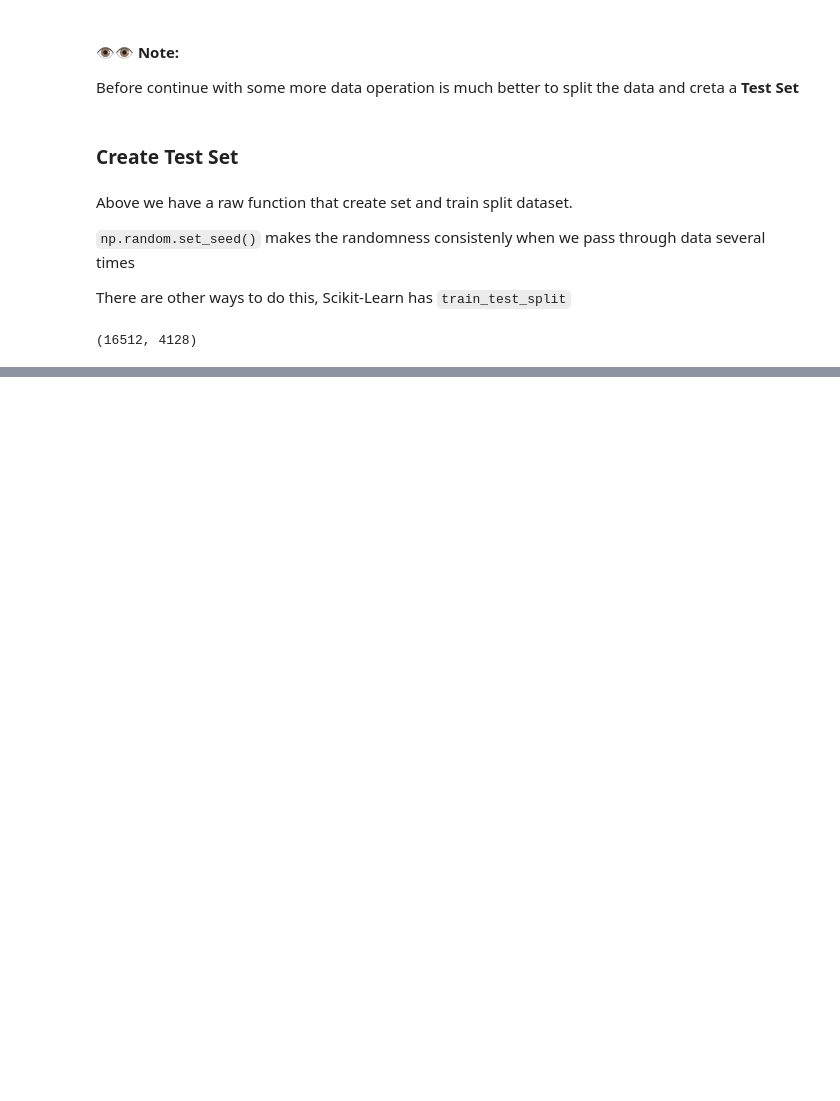
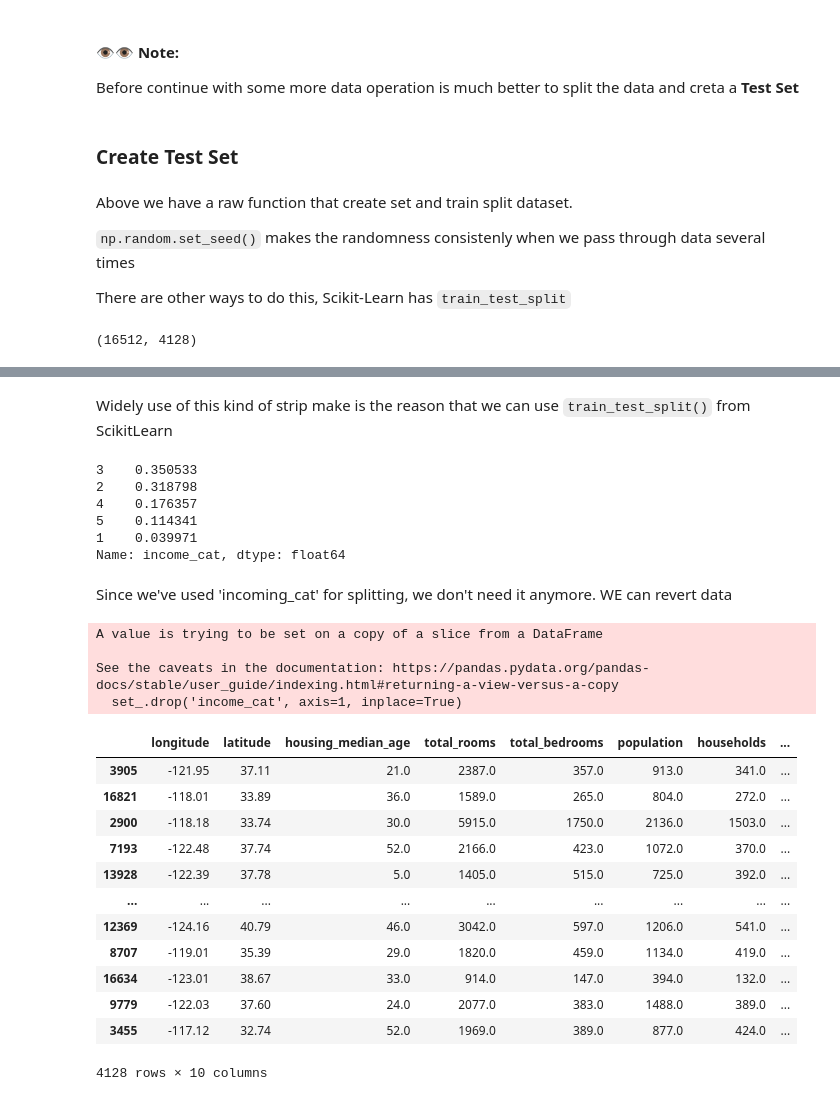
Before and after one commit to alvarohernandezalt/ML_SCKT_TF_Geron, a Jupyter notebook: C02_CaliforniaHousingPrice.ipynb, the cells around one changed output, grey strips where cells are left out. Saved outputs shown, nothing was run; the diff lists cells and outputs as text; code cells hidden in the pictures; blank space fills up the shorter version.

```diff
--- a/C02_CaliforniaHousingPrice.ipynb
+++ b/C02_CaliforniaHousingPrice.ipynb
@@ -160,0 +202,45 @@ len(train_Set), len(test_Set)
+# %% [markdown]
+Widely use of this kind of strip make is the reason that we can use `train_test_split()` from ScikitLearn
+# %%
+stat_train_set, strat_test_set  = train_test_split(
+    housing,
+    test_size=0.2,
+    stratify=housing['income_cat'],
+    random_state=42
+)
+# %%
+strat_test_set['income_cat'].value_counts()/len(strat_test_set)
+# %% [output]
+3    0.350533
+2    0.318798
+4    0.176357
+5    0.114341
+1    0.039971
+Name: income_cat, dtype: float64
+# %% [markdown]
+Since we've used 'incoming_cat' for splitting, we don't need it anymore.
+WE can revert data
+# %%
+for set_ in (strat_train_set, strat_test_set):
+  set_.drop('income_cat', axis=1, inplace=True)
+# %% [output]
+A value is trying to be set on a copy of a slice from a DataFrame
+
+See the caveats in the documentation: https://pandas.pydata.org/pandas-docs/stable/user_guide/indexing.html#returning-a-view-versus-a-copy
+  set_.drop('income_cat', axis=1, inplace=True)
+# %%
+strat_test_set
+# %% [output]
+|  | longitude | latitude | housing_median_age | total_rooms | total_bedrooms | population | households | ... |
+| 3905 | -121.95 | 37.11 | 21.0 | 2387.0 | 357.0 | 913.0 | 341.0 | ... |
+| 16821 | -118.01 | 33.89 | 36.0 | 1589.0 | 265.0 | 804.0 | 272.0 | ... |
+| 2900 | -118.18 | 33.74 | 30.0 | 5915.0 | 1750.0 | 2136.0 | 1503.0 | ... |
+| 7193 | -122.48 | 37.74 | 52.0 | 2166.0 | 423.0 | 1072.0 | 370.0 | ... |
+| 13928 | -122.39 | 37.78 | 5.0 | 1405.0 | 515.0 | 725.0 | 392.0 | ... |
+| ... | ... | ... | ... | ... | ... | ... | ... | ... |
+| 12369 | -124.16 | 40.79 | 46.0 | 3042.0 | 597.0 | 1206.0 | 541.0 | ... |
+| 8707 | -119.01 | 35.39 | 29.0 | 1820.0 | 459.0 | 1134.0 | 419.0 | ... |
+| 16634 | -123.01 | 38.67 | 33.0 | 914.0 | 147.0 | 394.0 | 132.0 | ... |
+| 9779 | -122.03 | 37.60 | 24.0 | 2077.0 | 383.0 | 1488.0 | 389.0 | ... |
+| 3455 | -117.12 | 32.74 | 52.0 | 1969.0 | 389.0 | 877.0 | 424.0 | ... |
+4128 rows × 10 columns
```
Also changed, not shown: parts of 6 cells of this notebook.
